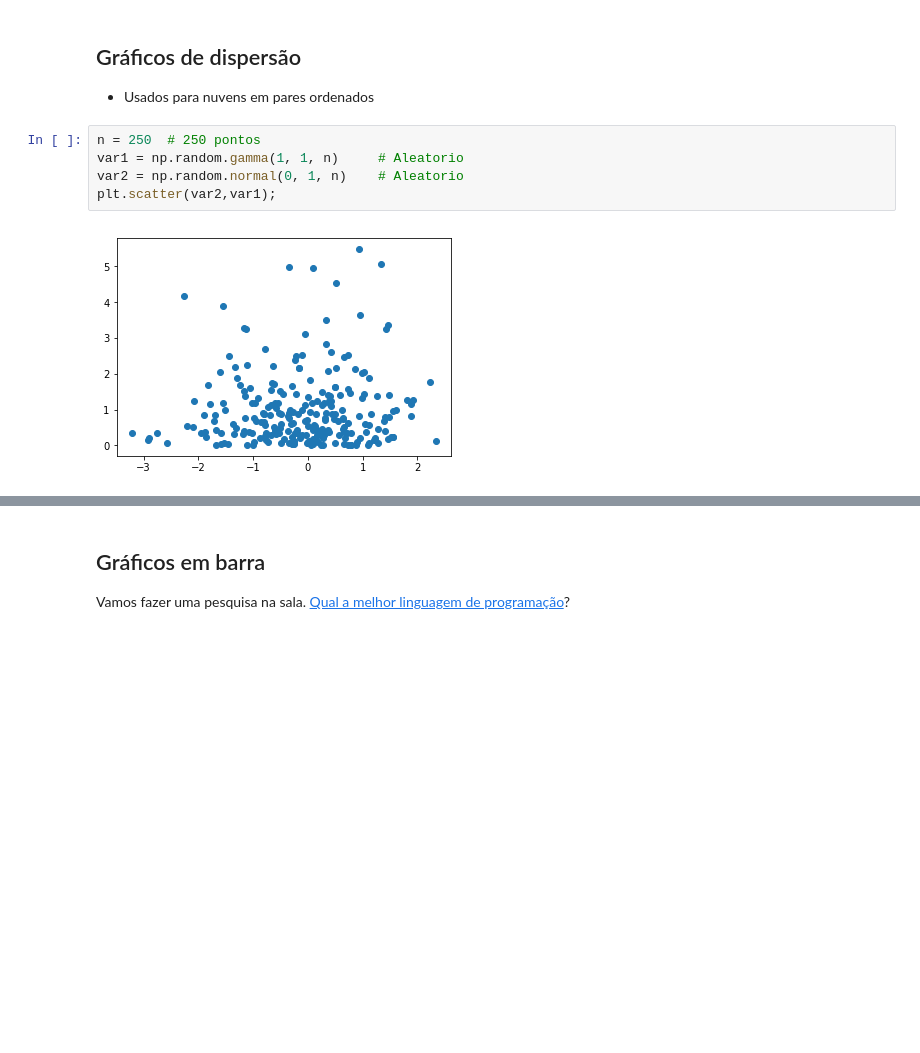
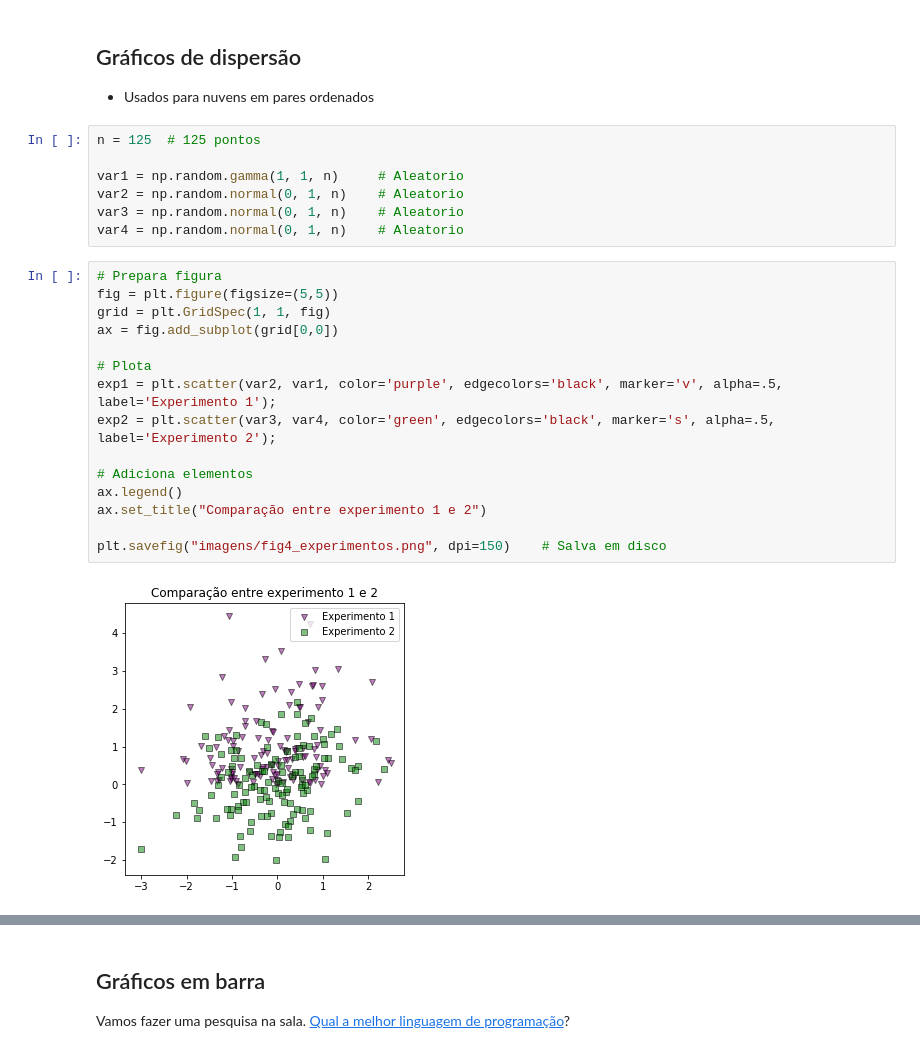
Before and after one commit to igormorgado/introducaopython, a Jupyter notebook: aulas/04-Matrizes_e_alem.ipynb, the cells around one changed output, grey strips where cells are left out. Cells and saved outputs as stored; diff of their text form; blank space fills up the shorter version.

```diff
--- a/aulas/04-Matrizes_e_alem.ipynb
+++ b/aulas/04-Matrizes_e_alem.ipynb
@@ -467,9 +555,26 @@ Estre gráfico representa a face de quem sabe o que faz.
 
 * Usados para nuvens em pares ordenados
 # %%
-n = 250  # 250 pontos
+n = 125  # 125 pontos
+
 var1 = np.random.gamma(1, 1, n)     # Aleatorio
 var2 = np.random.normal(0, 1, n)    # Aleatorio
-plt.scatter(var2,var1);
+var3 = np.random.normal(0, 1, n)    # Aleatorio
+var4 = np.random.normal(0, 1, n)    # Aleatorio
-# %% [output]
-[figure, removed]
+# %%
+# Prepara figura
+fig = plt.figure(figsize=(5,5))
+grid = plt.GridSpec(1, 1, fig)
+ax = fig.add_subplot(grid[0,0])
+
+# Plota
+exp1 = plt.scatter(var2, var1, color='purple', edgecolors='black', marker='v', alpha=.5, label='Experimento 1');
+exp2 = plt.scatter(var3, var4, color='green', edgecolors='black', marker='s', alpha=.5, label='Experimento 2');
+
+# Adiciona elementos
+ax.legend()
+ax.set_title("Comparação entre experimento 1 e 2")
+
+plt.savefig("imagens/fig4_experimentos.png", dpi=150)    # Salva em disco
+# %% [output]
+[figure, added]
```
Also changed, not shown: parts of 40 cells of this notebook, 8 other files.
